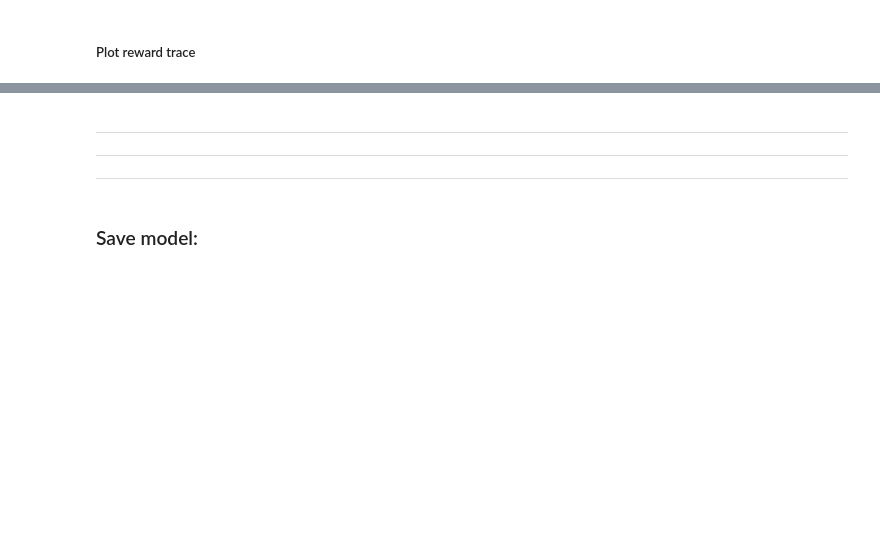
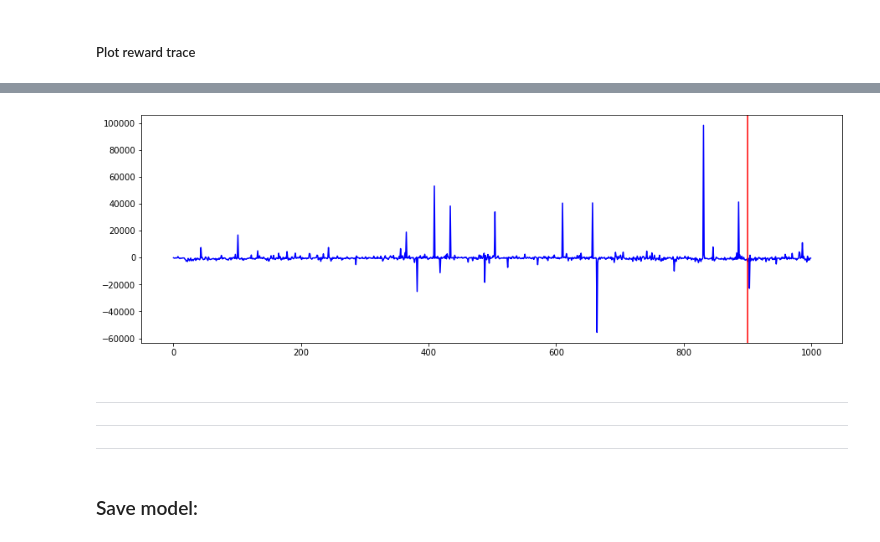
Before and after one commit to willarliss/Trade-Bot-2, a Jupyter notebook: train__main.ipynb, the cells around one changed output, grey strips where cells are left out. Cells and saved outputs as stored; diff of their text form; code cells hidden in the pictures; blank space fills up the shorter version.

```diff
--- a/train__main.ipynb
+++ b/train__main.ipynb
@@ -466,10 +478,12 @@ plt.show()
 # %%
 plt.figure(figsize=(15,5))
 
 plt.plot(reward_trace['sum_episode_reward'], 'b')
-plt.axvline(0, c='r')
+plt.axvline(900, c='r')
 
 plt.show()
+# %% [output]
+[figure, added]
 # %% [markdown]
 ---
 ---
```
Also changed, not shown: parts of 8 cells of this notebook, 39 other files.
